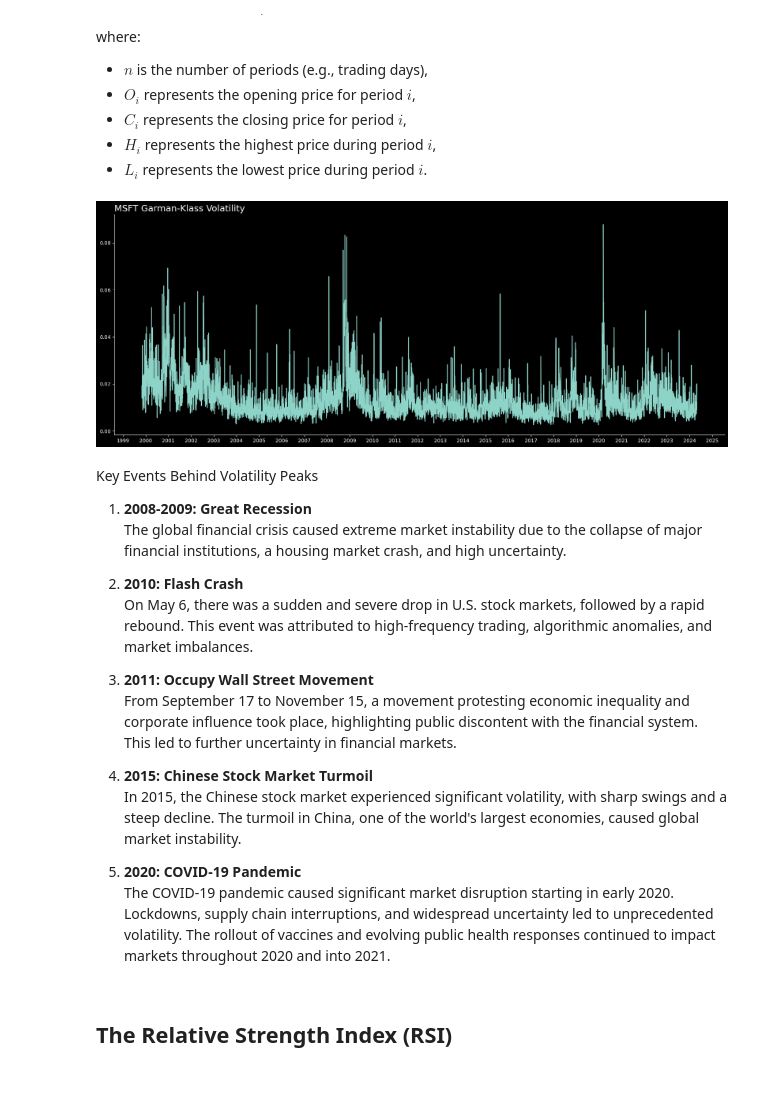
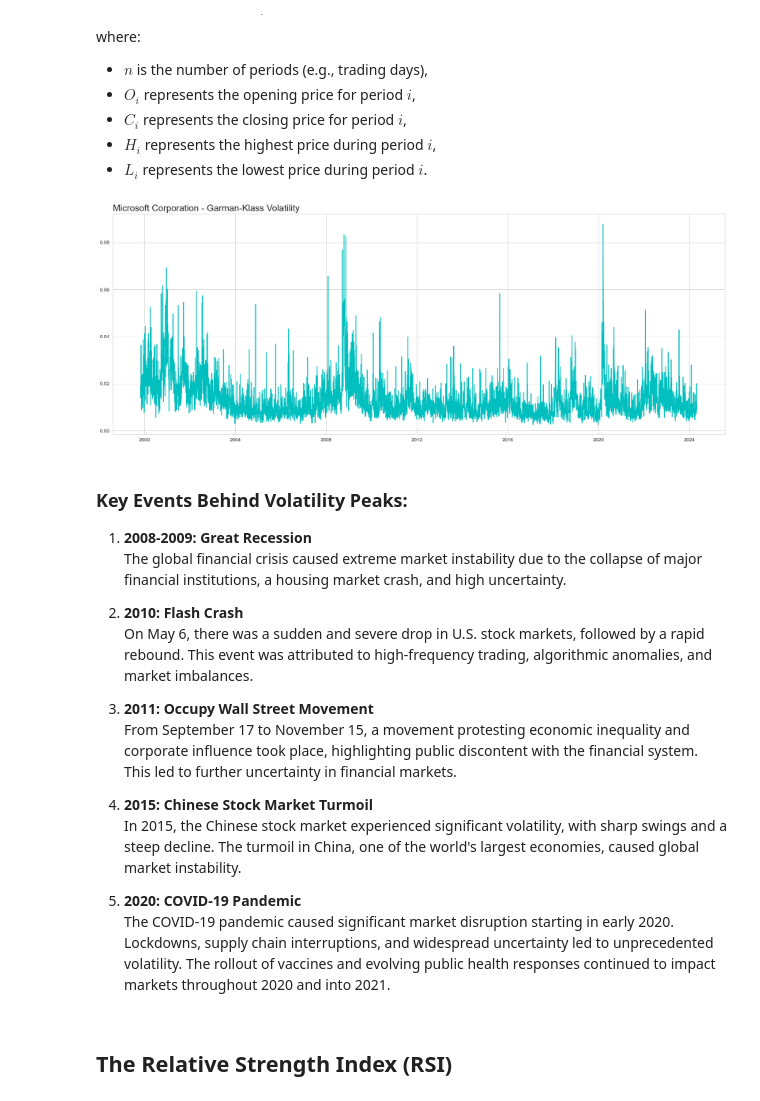
Before and after one commit to a-elgohary/algorithmic_trading, a Jupyter notebook: algorithmic_trading.ipynb, the cells around one changed output. Saved outputs shown, nothing was run; the diff lists cells and outputs as text; code cells hidden in the pictures.

Commit message:
Refined the visual presentation in the notebook to better align with trading-focused analyses

```diff
--- a/algorithmic_trading.ipynb
+++ b/algorithmic_trading.ipynb
@@ -236,47 +244,58 @@ where:
 - $H_i$ represents the highest price during period $i$,
 - $L_i$ represents the lowest price during period $i$.
 # %%
-# Define the Garman-Klass function
+# Define the Garman-Klass volatility function
 def garman_klass(data):
-    # Calculate the high-low component
+    """
+    Calculate the Garman-Klass volatility and add it to the DataFrame.
+
+    Parameters:
+    - data (pandas.DataFrame): The DataFrame containing stock data with 'high', 'low', 'open', and 'close' columns.
+
+    Returns:
+    - data (pandas.DataFrame): The same DataFrame with added 'gk_volatility' column.
+    """
+    # Calculate the high-low component of Garman-Klass volatility
     high_low = 0.5 * np.square(np.log(data['high'] / data['low']))
-    # Calculate the open-close component
+
+    # Calculate the open-close component of Garman-Klass volatility
     open_close = (2 * np.log(2) - 1) * np.square(np.log(data['close'] / data['open']))
-    # Calculate Garman-Klass volatility
+
+    # Calculate the Garman-Klass volatility
     gk_volatility = np.sqrt(high_low - open_close)
 
     # Add the calculated volatility as a new column to the DataFrame
     data['gk_volatility'] = gk_volatility
 
-    # Return the modified DataFrame with the new column
+    # Return the DataFrame with the new column
     return data
 # %%
 # Calculate the G.K. Volatility
 df = garman_klass(data=df)
 # %%
+# Set figure size
+plt.figure(figsize=(22, 8))
+
 # Plot garman_klass volatility
-plt.style.use('dark_background')
-plt.figure(figsize=(22, 8))
-plt.plot(df.index, df['gk_volatility'])
-
-# Set the x-axis ticks to years
-ax = plt.gca()
-ax.xaxis.set_major_locator(mdates.YearLocator())
-ax.xaxis.set_major_formatter(mdates.DateFormatter('%Y'))
+plt.plot(df.index, df['gk_volatility'], color='c')
 
 # Set title
-plt.title('{} Garman-Klass Volatility'.format(ticker),
+plt.title(f'{company_name} - Garman-Klass Volatility',
           loc='left',
           fontsize=18
           )
 
+# Show Y axis grid
+plt.gca().yaxis.grid(True)
 
-sns.despine()
+# Remove Y label
+plt.ylabel('')
+
 plt.show();
 # %% [output]
-[figure, old version]
+[figure, new version]
 # %% [markdown]
-Key Events Behind Volatility Peaks
+### Key Events Behind Volatility Peaks:
 
 1. **2008-2009: Great Recession**
    The global financial crisis caused extreme market instability due to the collapse of major financial institutions, a housing market crash, and high uncertainty.
```
Also changed, not shown: parts of 39 cells of this notebook.
